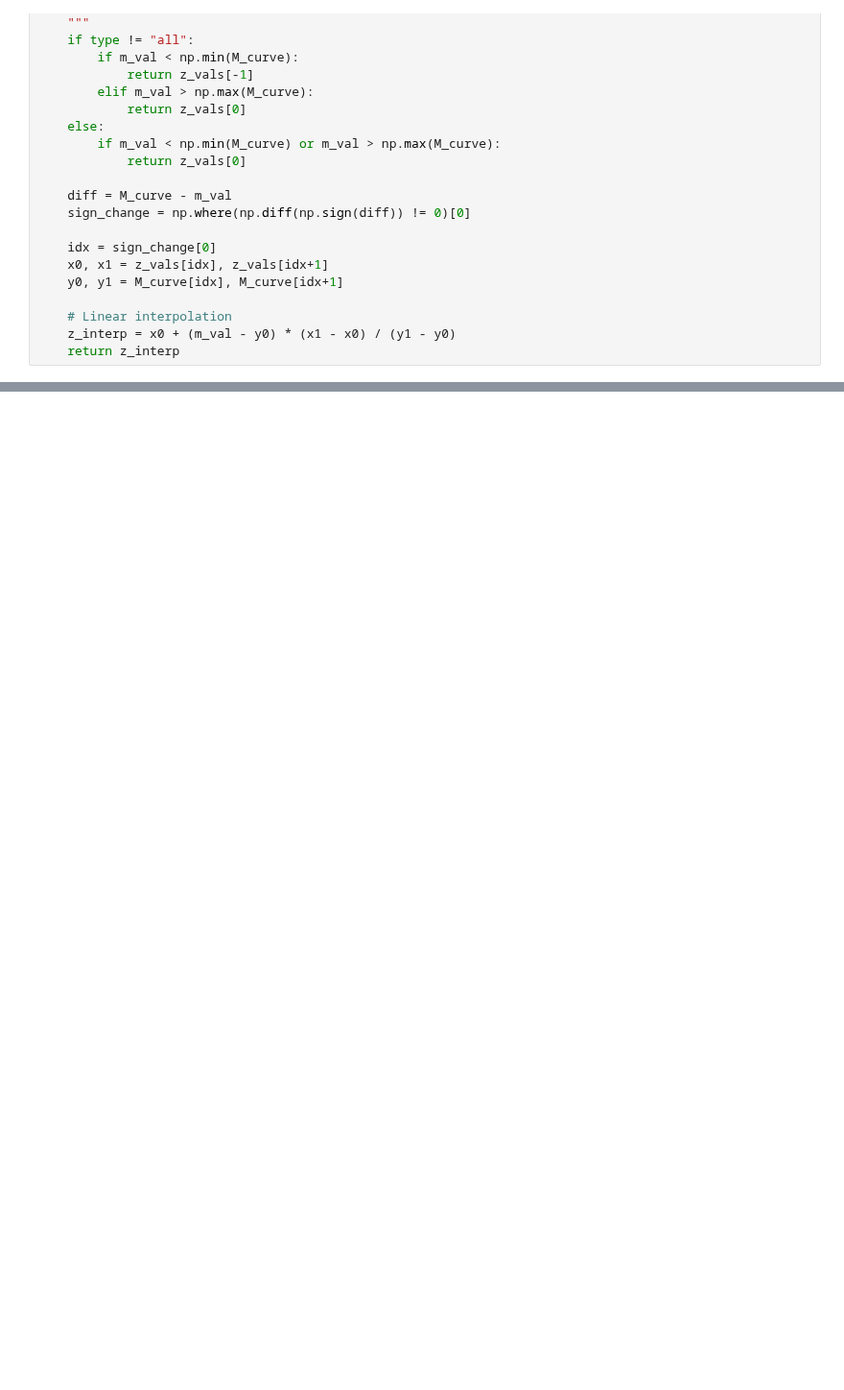
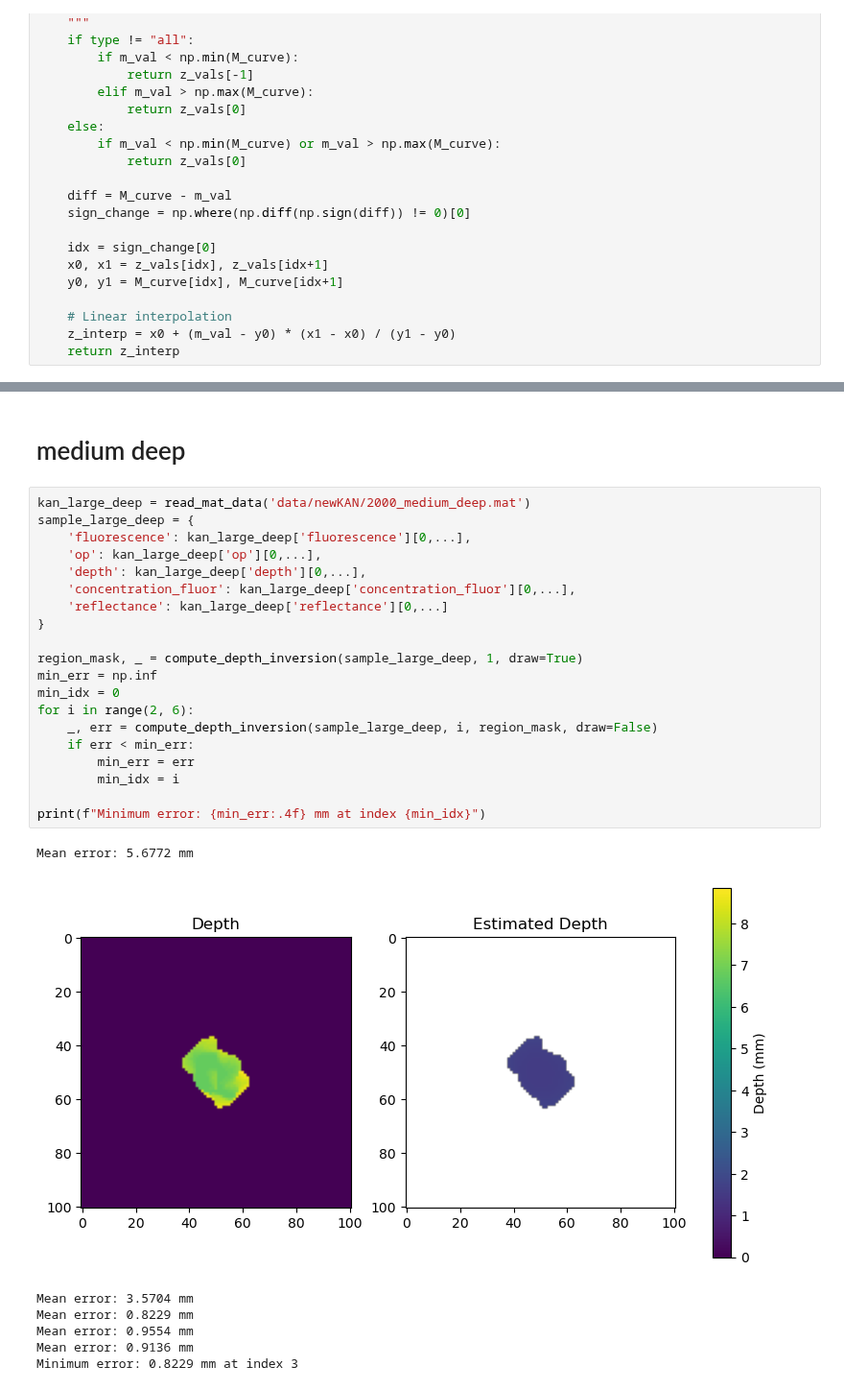
Before and after one commit to VictorH2208/gtx, a Jupyter notebook: numerical/analytical_1.ipynb, the cells around one changed output, grey strips where cells are left out. Shown at 96% size. Cells and saved outputs as stored; diff of their text form; blank space fills up the shorter version.

```diff
--- a/numerical/analytical_1.ipynb
+++ b/numerical/analytical_1.ipynb
@@ -548,0 +682,30 @@ plt.show()
+# %% [markdown]
+# medium deep
+# %%
+kan_large_deep = read_mat_data('data/newKAN/2000_medium_deep.mat')
+sample_large_deep = {
+    'fluorescence': kan_large_deep['fluorescence'][0,...],
+    'op': kan_large_deep['op'][0,...],
+    'depth': kan_large_deep['depth'][0,...],
+    'concentration_fluor': kan_large_deep['concentration_fluor'][0,...],
+    'reflectance': kan_large_deep['reflectance'][0,...]
+}
+
+region_mask, _ = compute_depth_inversion(sample_large_deep, 1, draw=True)
+min_err = np.inf
+min_idx = 0
+for i in range(2, 6):
+    _, err = compute_depth_inversion(sample_large_deep, i, region_mask, draw=False)
+    if err < min_err:
+        min_err = err
+        min_idx = i
+
+print(f"Minimum error: {min_err:.4f} mm at index {min_idx}")
+# %% [output]
+Mean error: 5.6772 mm
+[figure, added]
+Mean error: 3.5704 mm
+Mean error: 0.8229 mm
+Mean error: 0.9554 mm
+Mean error: 0.9136 mm
+Minimum error: 0.8229 mm at index 3
```
Also changed, not shown: parts of 35 cells of this notebook, 2 other files.
